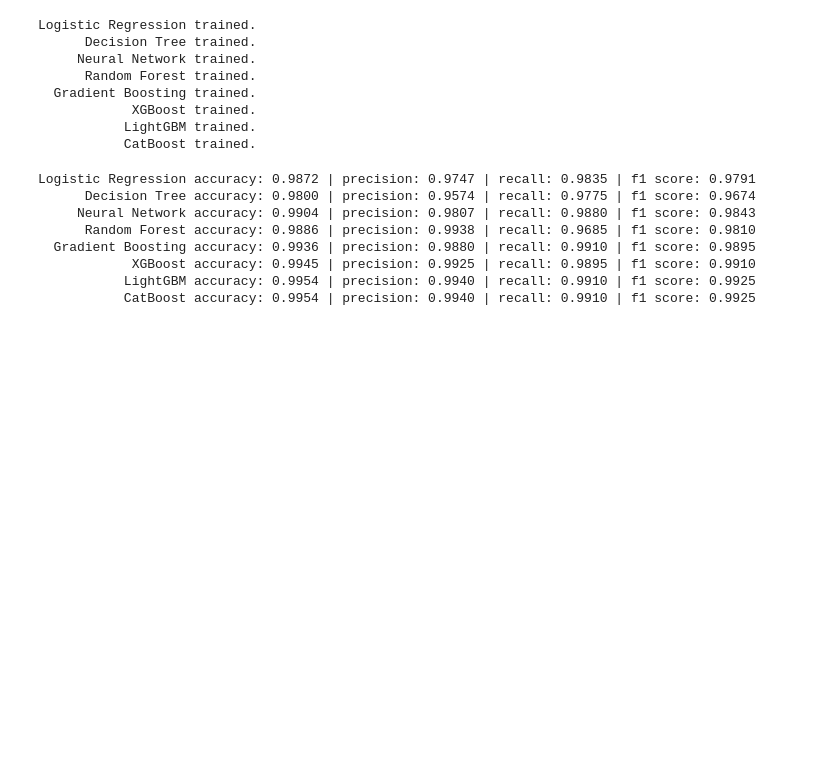
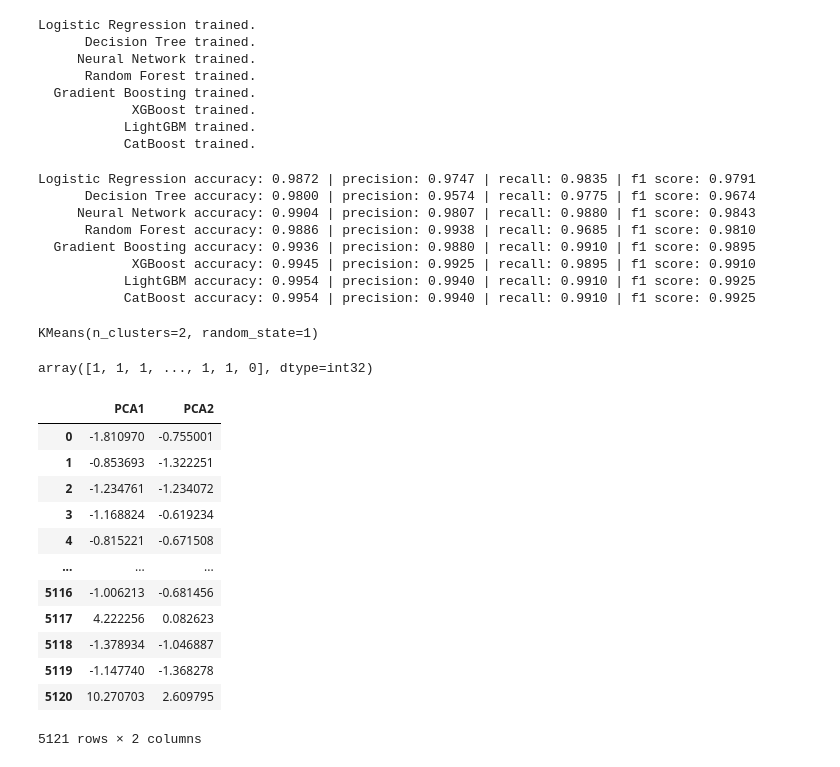
Before and after one commit to juancv3d/Kepler_Exoplanet_Hunter, a Jupyter notebook: kepler_data_eda.ipynb, the cells around one changed output. Cells and saved outputs as stored; diff of their text form; code cells hidden in the pictures; blank space fills up the shorter version.

```diff
--- a/kepler_data_eda.ipynb
+++ b/kepler_data_eda.ipynb
@@ -186,3 +190,32 @@ Logistic Regression accuracy: 0.9872 | precision: 0.9747 | recall: 0.9835 | f1 s
             XGBoost accuracy: 0.9945 | precision: 0.9925 | recall: 0.9895 | f1 score: 0.9910
            LightGBM accuracy: 0.9954 | precision: 0.9940 | recall: 0.9910 | f1 score: 0.9925
            CatBoost accuracy: 0.9954 | precision: 0.9940 | recall: 0.9910 | f1 score: 0.9925
+# %%
+kmeans = KMeans(n_clusters=2, random_state=1)
+kmeans.fit(x_train)
+# %% [output]
+KMeans(n_clusters=2, random_state=1)
+# %%
+cluster = kmeans.predict(x_train)
+cluster
+# %% [output]
+array([1, 1, 1, ..., 1, 1, 0], dtype=int32)
+# %%
+pca = PCA(n_components=2)
+reduced_x_train = pca.fit_transform(x_train)
+reduced_x_train = pd.DataFrame(reduced_x_train, columns=['PCA1', 'PCA2'])
+reduced_x_train
+# %% [output]
+|  | PCA1 | PCA2 |
+| 0 | -1.810970 | -0.755001 |
+| 1 | -0.853693 | -1.322251 |
+| 2 | -1.234761 | -1.234072 |
+| 3 | -1.168824 | -0.619234 |
+| 4 | -0.815221 | -0.671508 |
+| ... | ... | ... |
+| 5116 | -1.006213 | -0.681456 |
+| 5117 | 4.222256 | 0.082623 |
+| 5118 | -1.378934 | -1.046887 |
+| 5119 | -1.147740 | -1.368278 |
+| 5120 | 10.270703 | 2.609795 |
+5121 rows × 2 columns
```
Also changed, not shown: parts of 3 cells of this notebook.
